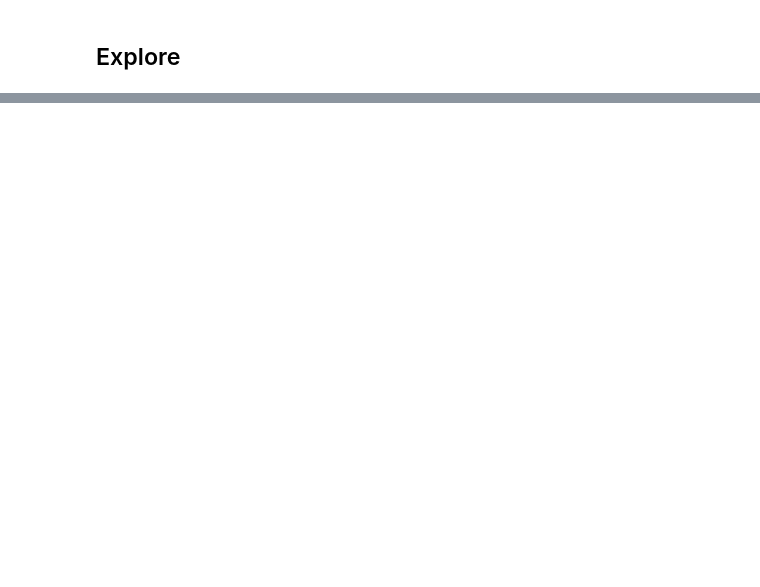
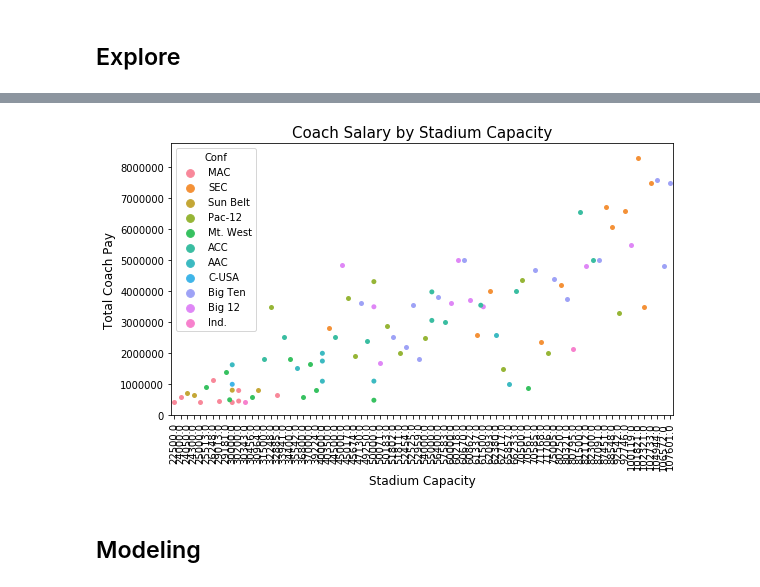
Before and after one commit to bcroarkin2726/IST718_BigDataAnalytics, a Jupyter notebook: HW1/IST718_Lab1.ipynb, the cells around one changed output, grey strips where cells are left out. Cells and saved outputs as stored; diff of their text form; code cells hidden in the pictures; blank space fills up the shorter version.

```diff
--- a/HW1/IST718_Lab1.ipynb
+++ b/HW1/IST718_Lab1.ipynb
@@ -270,0 +280,15 @@ Text(0,0.5,'Total Coach Pay')
+# %%
+plt.figure(figsize=(9,5))
+sns.swarmplot(x="capacity", y="TotalPay", hue="Conf",
+              data=df_final)
+plt.title('Coach Salary by Stadium Capacity', fontsize = 15)
+plt.xlabel('Stadium Capacity', fontsize = 12)
+plt.ylabel('Total Coach Pay', fontsize = 12)
+#plt.locator_params(axis = 'x', nbins = 5)
+plt.xticks(rotation = 90)
+plt.show()
+#NOTE: have been unable to get x-axis labels to be formatted properly
+# %% [output]
+[figure, added]
+# %% [markdown]
+## Modeling
```
Also changed, not shown: parts of 23 cells of this notebook.
